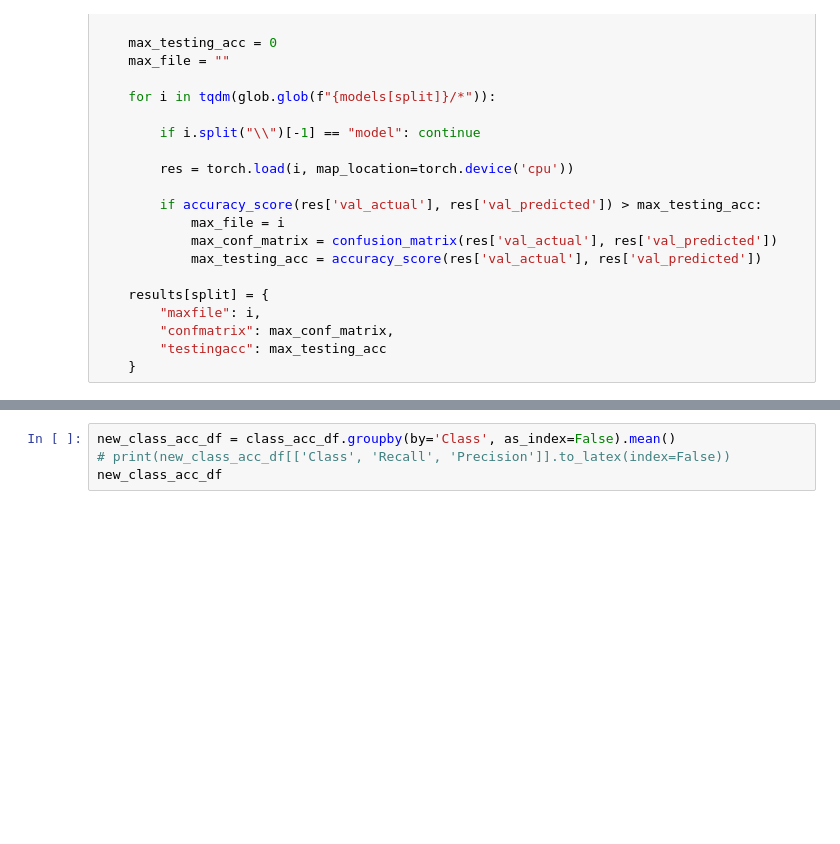
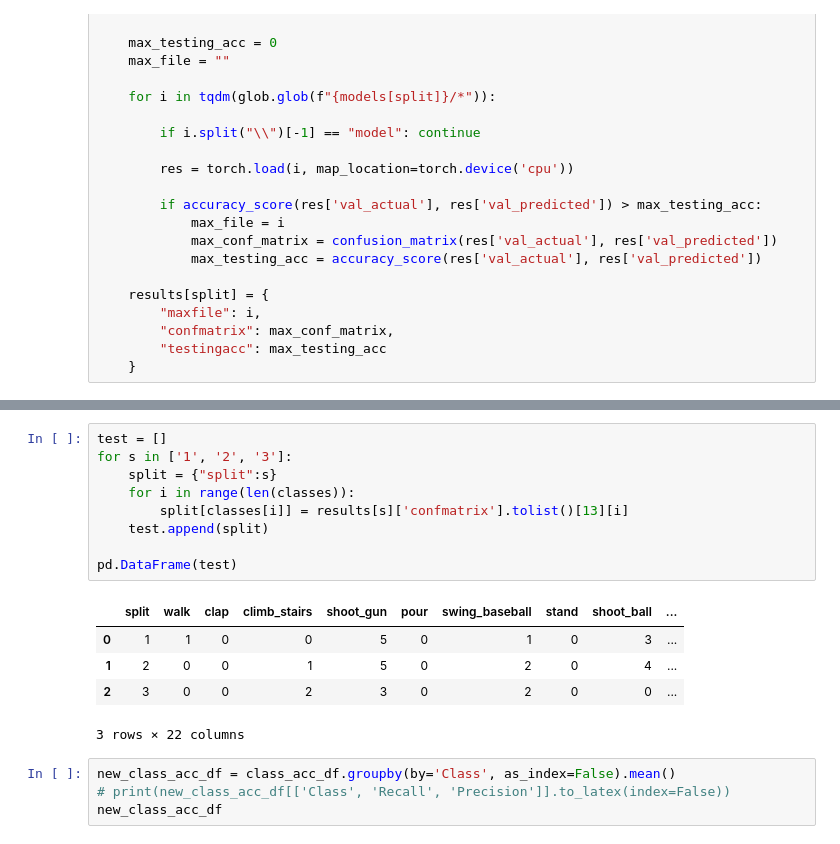
Before and after one commit to NickFleece/Thesis, a Jupyter notebook: skeleton-action-recognition/jhmdb/eval_models.ipynb, the cells around one changed output, grey strips where cells are left out. Drawn from its saved outputs; the diff is of its cells as text; blank space fills up the shorter version.

```diff
--- a/skeleton-action-recognition/jhmdb/eval_models.ipynb
+++ b/skeleton-action-recognition/jhmdb/eval_models.ipynb
@@ -248,3 +253,18 @@ class_acc_df
+# %%
+test = []
+for s in ['1', '2', '3']:
+    split = {"split":s}
+    for i in range(len(classes)):
+        split[classes[i]] = results[s]['confmatrix'].tolist()[13][i]
+    test.append(split)
+
+pd.DataFrame(test)
+# %% [output]
+|  | split | walk | clap | climb_stairs | shoot_gun | pour | swing_baseball | stand | shoot_ball | ... |
+| 0 | 1 | 1 | 0 | 0 | 5 | 0 | 1 | 0 | 3 | ... |
+| 1 | 2 | 0 | 0 | 1 | 5 | 0 | 2 | 0 | 4 | ... |
+| 2 | 3 | 0 | 0 | 2 | 3 | 0 | 2 | 0 | 0 | ... |
+3 rows × 22 columns
 # %%
 new_class_acc_df = class_acc_df.groupby(by='Class', as_index=False).mean()
 # print(new_class_acc_df[['Class', 'Recall', 'Precision']].to_latex(index=False))
```
Also changed, not shown: parts of 3 cells of this notebook, 3 other files.
